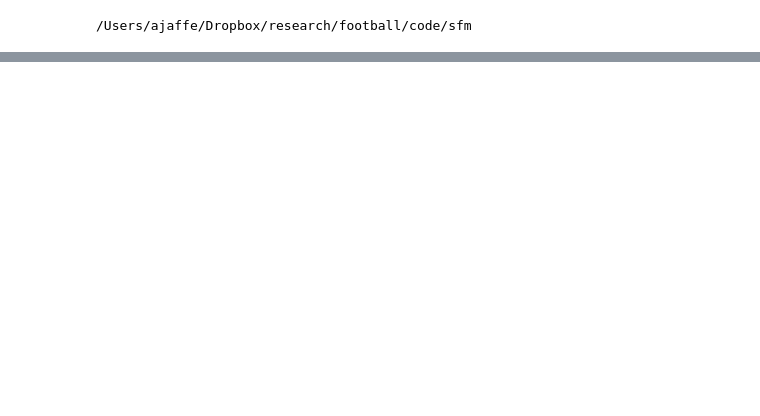
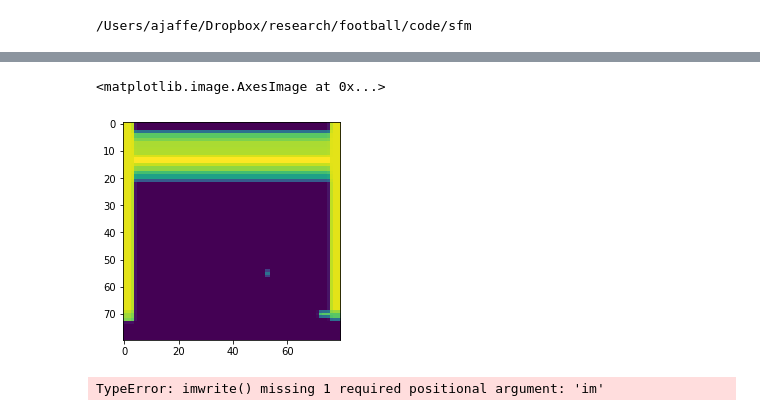
Before and after one commit to AZJaffe/football_code, a Jupyter notebook: sfm/dataset.ipynb, the cells around one changed output, grey strips where cells are left out. Cells and saved outputs as stored; diff of their text form; code cells hidden in the pictures; blank space fills up the shorter version.

```diff
--- a/sfm/dataset.ipynb
+++ b/sfm/dataset.ipynb
@@ -30,0 +22,20 @@ torch.Size([4, 3, 8, 8])
+# %%
+import skimage.transform
+im = imageio.imread(images[0])
+def rgb2gray(rgb):
+    return np.dot(rgb[...,:3], [0.2989, 0.5870, 0.1140])
+def rescale(im, alias=True):
+    return skimage.transform.rescale(im, 0.5, anti_aliasing=alias)
+def transform(im):
+    return rescale(rgb2gray(im))
+plt.imshow(transform(im))
+# %% [output]
+<matplotlib.image.AxesImage at 0x...>
+[figure, added]
+# %%
+for impath in images:
+    im = imageio.imread(impath)
+    im2 = transform(im)
+    imageio.imwrite(impath, im2)
+# %% [output]
+TypeError: imwrite() missing 1 required positional argument: 'im'
```
Also changed, not shown: parts of 5 cells of this notebook, 4 other files.
